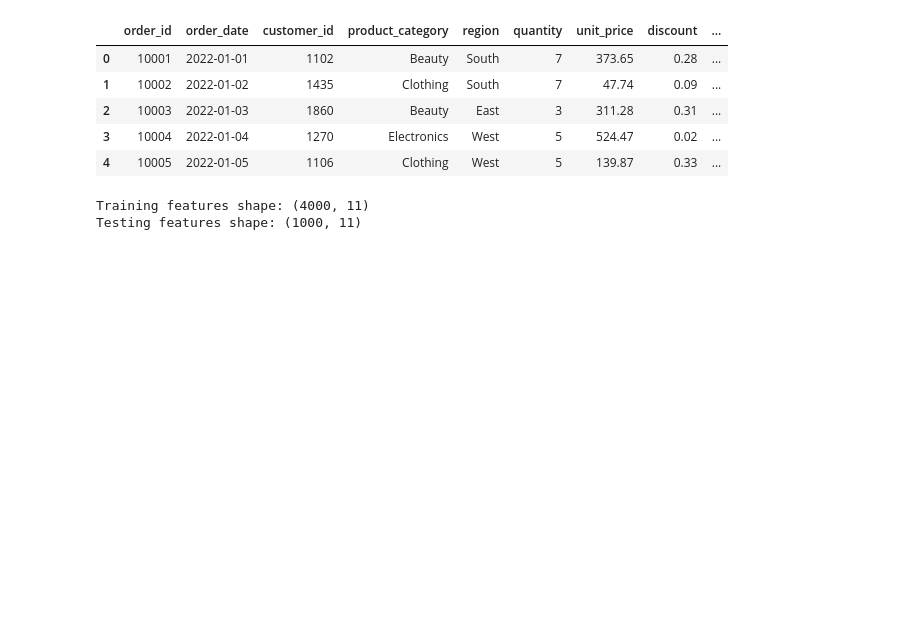
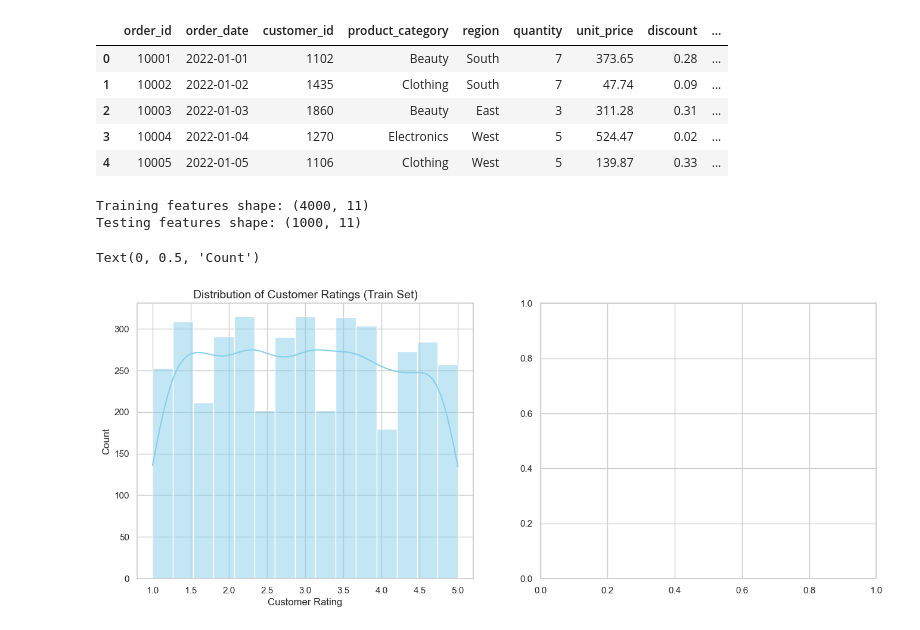
Before and after one commit to ManamiMayoki/Titanic, a Jupyter notebook: my_ecommerce_project/notebooks/sales_modeling.ipynb, the cells around one changed output. Drawn from its saved outputs; the diff is of its cells as text; code cells hidden in the pictures; blank space fills up the shorter version.

Commit message:
histogram

```diff
--- a/my_ecommerce_project/notebooks/sales_modeling.ipynb
+++ b/my_ecommerce_project/notebooks/sales_modeling.ipynb
@@ -193,6 +193,17 @@ Testing features shape: (1000, 11)
 # %%
 # STEP 5a: DATA VISUALIZATION (EXPLORATION)
 import matplotlib.pyplot as plt
 import seaborn as sns
 
 sns.set_theme(style="whitegrid") # Set a clean, modern aesthetic style for the plots
+fig,axes=plt.subplots(1,2,figsize=(16,6)) # Create a figure canvas with 1 row and 2 columns of subplots
+
+# Plot 1: Target Variable Distribution in Training Set
+# Why: To check if customer ratings are heavily skewed or balanced
+sns.histplot(y_train,bins=15,kde=True,ax=axes[0],color='skyblue')
+axes[0].set_title('Distribution of Customer Ratings (Train Set)',fontsize=14)
+axes[0].set_xlabel('Customer Rating',fontsize=12)
+axes[0].set_ylabel('Count',fontsize=12)
+# %% [output]
+Text(0, 0.5, 'Count')
+[figure, added]
```
